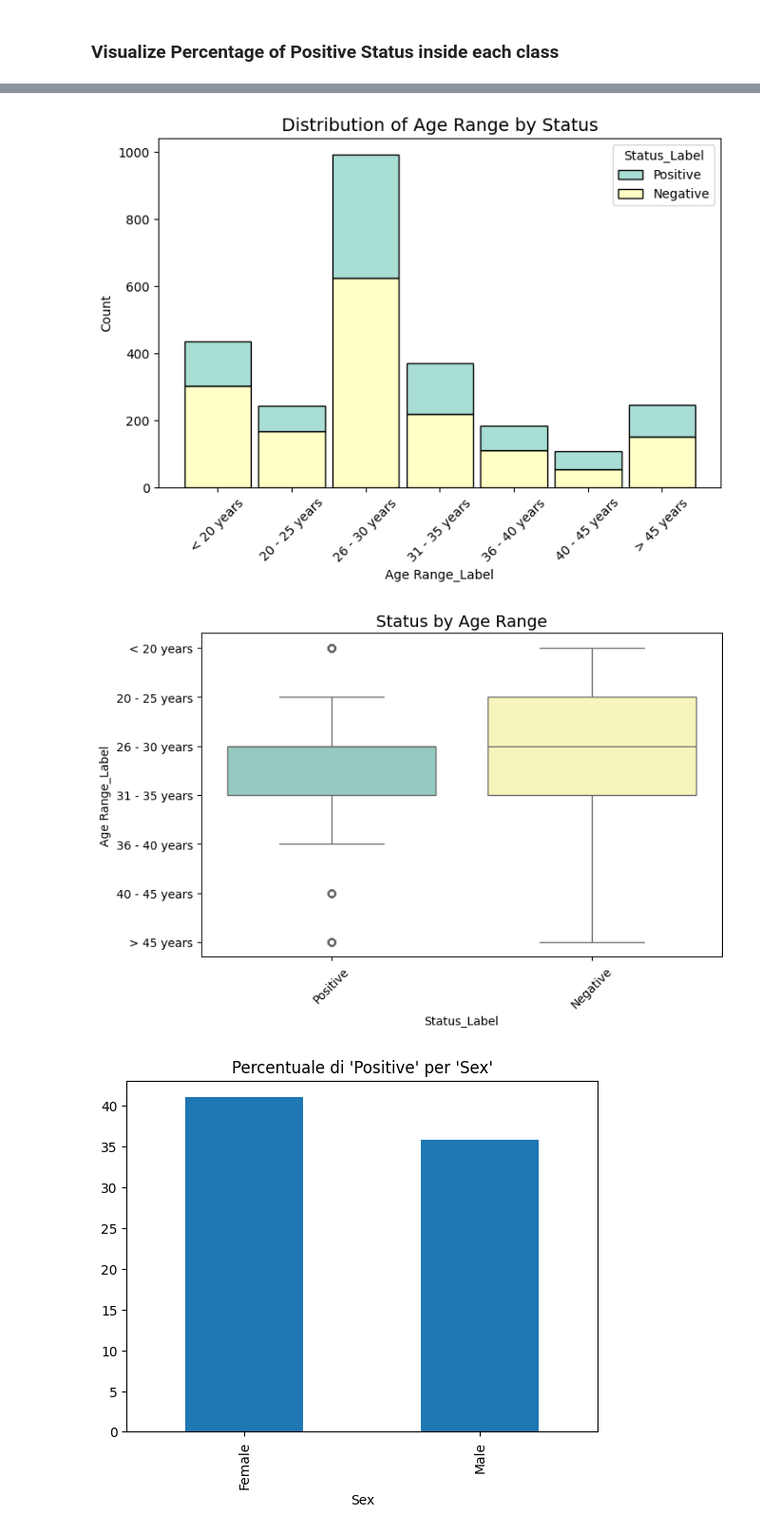
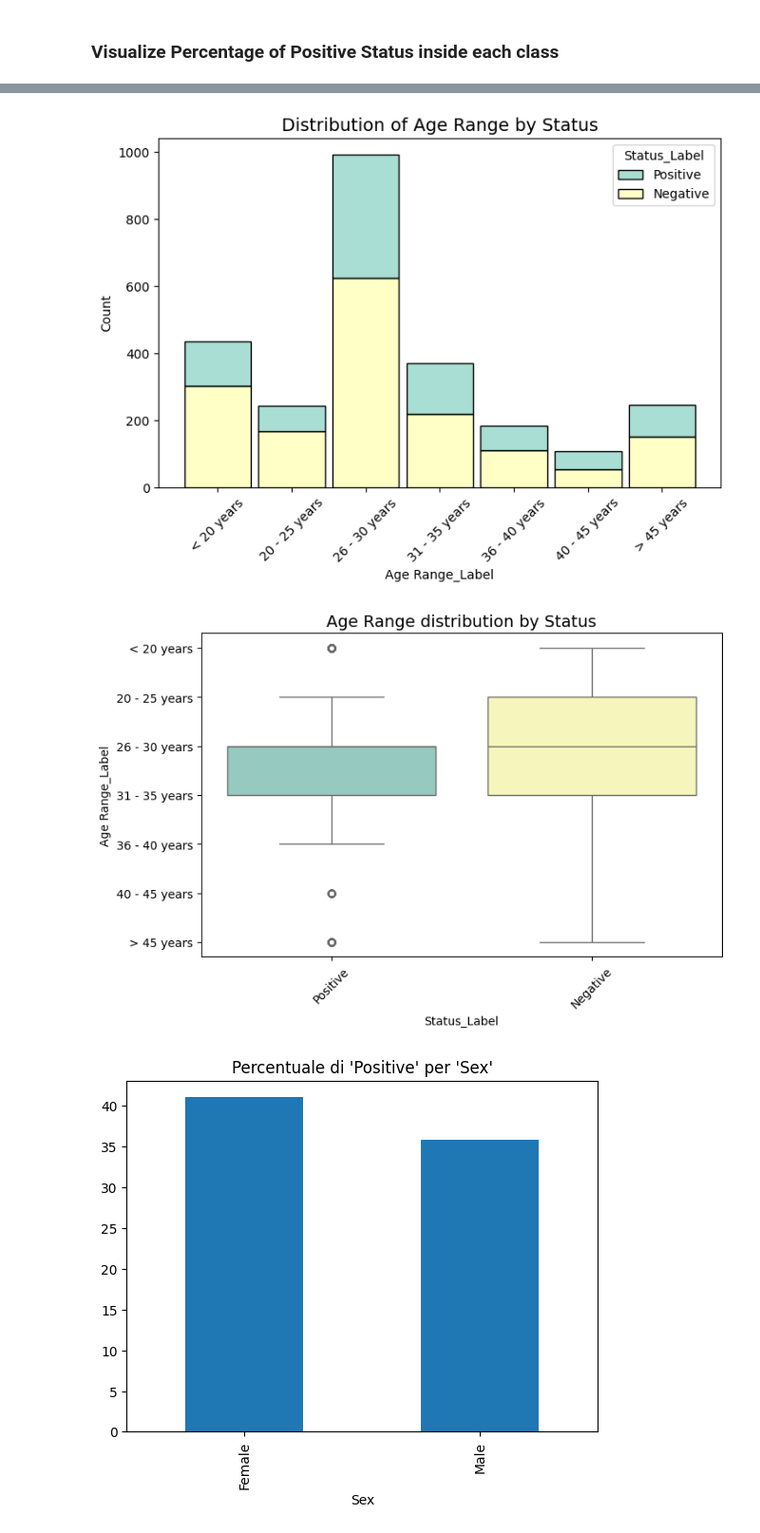
Before and after one commit to bertiandrea/ProjectWork_AEQUITAS_AKKODIS, a Jupyter notebook: code/Akkodis_Fairness_Analysis_PRE.ipynb, the cells around one changed output, grey strips where cells are left out. Shown at 95% size. Drawn from its saved outputs; the diff is of its cells as text; code cells hidden in the pictures.

```diff
--- a/code/Akkodis_Fairness_Analysis_PRE.ipynb
+++ b/code/Akkodis_Fairness_Analysis_PRE.ipynb
@@ -167,8 +167,8 @@ config['categorical_columns_custom_orders'] = {
     'Candidate State': ['Imported', 'First contact', 'In selection', 'QM', 'Vivier', 'Economic proposal', 'Hired'],
     'Age Range': ['< 20 years', '20 - 25 years', '26 - 30 years', '31 - 35 years', '36 - 40 years', '40 - 45 years', '> 45 years'],
     'Years Experience': [ '[0]', '[0-1]', '[1-3]', '[3-5]', '[5-7]', '[7-10]', '[+10]'],
-    'Study Title': ['Middle school diploma', 'High school graduation', 'Professional qualification', 'Three-year degree', 'master\'s degree', 'Five-year degree', 'Doctorate'],
-    'Study Level': ['Middle school diploma', 'High school graduation', 'Professional qualification', 'Three-year degree', 'master\'s degree', 'Five-year degree', 'Doctorate'],
+    'Study Title': ['Not Specified', 'Middle school diploma', 'High school graduation', 'Professional qualification', 'Three-year degree', 'master\'s degree', 'Five-year degree', 'Doctorate'],
+    'Study Level': ['Not Specified', 'Middle school diploma', 'High school graduation', 'Professional qualification', 'Three-year degree', 'master\'s degree', 'Five-year degree', 'Doctorate'],
     'Current Ral': ['Not available', 'Not Specified', '- 20 K', '20-22 K', '22-24 K', '24-26 K', '26-28 K', '28-30 K', '30-32 K', '32-34 K', '34-36 K', '36-38 K', '38-40 K', '40-42 K', '42-44 K', '44-46 K', '46-48 K', '48-50 K', '+ 50 K'],
     'Expected Ral': ['Not available', 'Not Specified', '- 20 K', '20-22 K', '22-24 K', '24-26 K', '26-28 K', '28-30 K', '30-32 K', '32-34 K', '34-36 K', '36-38 K', '38-40 K', '40-42 K', '42-44 K', '44-46 K', '46-48 K', '48-50 K', '+ 50 K'],
     'Ral Maximum': ['Not Avail.', 'Not Specified', '- 20K', '20K', '20-22K', '22-24K', '24-26K', '26-28K', '28-30K', '30-32K', '32-34K', '34-36K', '36-38K', '38-40K', '40-42K', '42-44K', '44-46K', '46-48K', '48-50k', '+50K'],
@@ -278,7 +278,7 @@ English values: [ 4. nan  1.  3.  2.]
 unuseful_columns = []
 for col in df.columns:
   null_count = df[col].isna().sum() / df.shape[0]
-  if null_count > float(config['drop_nan_columns_threshold']):
+  if null_count > (float(config['drop_nan_columns_threshold'])/100):
     unuseful_columns.append(col)
 
 df = df.drop(columns=unuseful_columns)
@@ -540,40 +560,44 @@ pprint(encoding_mappings, width=120, compact=False)
 # %%
 for snstv_col in config['visualize_distributions_columns']:
     sensitive_map = {v: k for k, v in encoding_mappings[snstv_col].items()}
     status_map = {v: k for k, v in encoding_mappings['Status'].items()}
-    ordered_sensitive_map = [k for k, v in sorted(encoding_mappings[snstv_col].items(), key=lambda x: x[1])]
-    # Assign the correct label column for the sensitive attribute
-    plot_df = df.assign(
-        **{f"{snstv_col}_Label": df[f"{snstv_col}_encoded"].map(sensitive_map)},
-        Status_Label=df['Status_encoded'].map(status_map)
-    )
-    plot_df[f"{snstv_col}_Label"] = pd.Categorical(plot_df[f"{snstv_col}_Label"], categories=ordered_sensitive_map, ordered=True)
+
+    plot_df = df.copy()
+    plot_df[f"{snstv_col}_Label"] = plot_df[f"{snstv_col}_encoded"].map(sensitive_map)
+    plot_df["Status_Label"] = plot_df["Status_encoded"].map(status_map)
+
+    if snstv_col in config['categorical_columns_custom_orders']:
+        plot_df[f"{snstv_col}_Label"] = pd.Categorical(
+            plot_df[f"{snstv_col}_Label"],
+            categories=config['categorical_columns_custom_orders'][snstv_col],
+            ordered=True
+        )
 
     plt.figure(figsize=(8, 5))
     sns.histplot(
         data=plot_df,
         x=f"{snstv_col}_Label",
-        hue='Status_Label',
-        multiple='stack',
-        palette='Set3',
-        shrink=0.9
+        hue="Status_Label",
+        multiple="stack",
+        palette="Set3",
+        shrink=0.9,
     )
     plt.title(f"Distribution of {snstv_col} by Status", fontsize=14)
     plt.xticks(rotation=45)
 
     plt.figure(figsize=(8, 5))
     sns.boxplot(
         data=plot_df,
-        x='Status_Label',
+        x="Status_Label",
         y=f"{snstv_col}_Label",
-        palette='Set3',
-        hue='Status_Label',
+        palette="Set3",
+        hue="Status_Label",
     )
-    plt.title(f"Status by {snstv_col}", fontsize=14)
+    plt.title(f"{snstv_col} distribution by Status", fontsize=14)
     plt.xticks(rotation=45)
 # %% [output]
 [figure]
-[figure, old version]
+[figure, new version]
 # %%
 status_map = {v: k for k, v in encoding_mappings['Status'].items()}
 for feature in config['sensitive_columns']:
```
Also changed, not shown: parts of 6 cells of this notebook, 2 other files.
